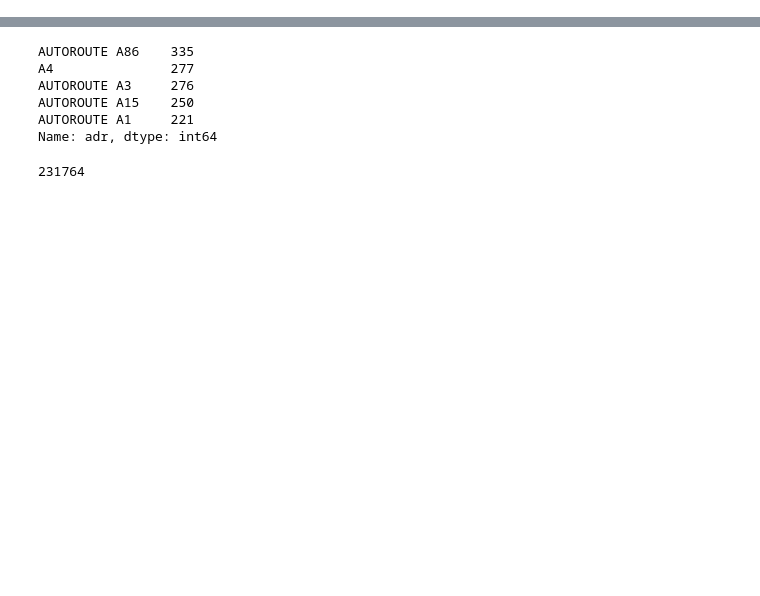
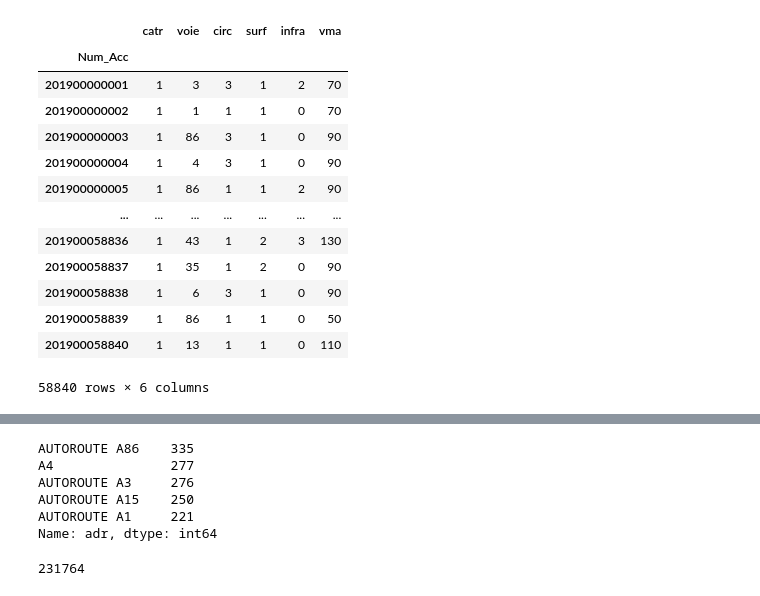
Before and after one commit to Ryadm/SD701-Projet-Accidentologie, a Jupyter notebook: Untitled.ipynb, the cells around one changed output, grey strips where cells are left out. Saved outputs shown, nothing was run; the diff lists cells and outputs as text; code cells hidden in the pictures; blank space fills up the shorter version.

```diff
--- a/Untitled.ipynb
+++ b/Untitled.ipynb
@@ -21,0 +26,4 @@ df2019 = df2019.loc[df2019["dep"].isin(["91","92","93","94","95","75","77","78"]
+# %%
+dflieux = pd.read_csv("lieux-2019.csv",sep=';')
+dflieux = dflieux.drop(["pr","pr1","plan","lartpc","larrout","situ","v1","v2","nbv","vosp","prof"],axis=1)
+dflieux.set_index("Num_Acc", drop=True, append=False, inplace=True, verify_integrity=True)
@@ -21,0 +32,17 @@ df2019 = df2019.loc[df2019["dep"].isin(["91","92","93","94","95","75","77","78"]
+# %%
+dflieux
+# %% [output]
+|  | catr | voie | circ | surf | infra | vma |
+| Num_Acc |  |  |  |  |  |  |
+| 201900000001 | 1 | 3 | 3 | 1 | 2 | 70 |
+| 201900000002 | 1 | 1 | 1 | 1 | 0 | 70 |
+| 201900000003 | 1 | 86 | 3 | 1 | 0 | 90 |
+| 201900000004 | 1 | 4 | 3 | 1 | 0 | 90 |
+| 201900000005 | 1 | 86 | 1 | 1 | 2 | 90 |
+| ... | ... | ... | ... | ... | ... | ... |
+| 201900058836 | 1 | 43 | 1 | 2 | 3 | 130 |
+| 201900058837 | 1 | 35 | 1 | 2 | 0 | 90 |
+| 201900058838 | 1 | 6 | 3 | 1 | 0 | 90 |
+| 201900058839 | 1 | 86 | 1 | 1 | 0 | 50 |
+| 201900058840 | 1 | 13 | 1 | 1 | 0 | 110 |
+58840 rows × 6 columns
```
Also changed, not shown: parts of 4 cells of this notebook.
